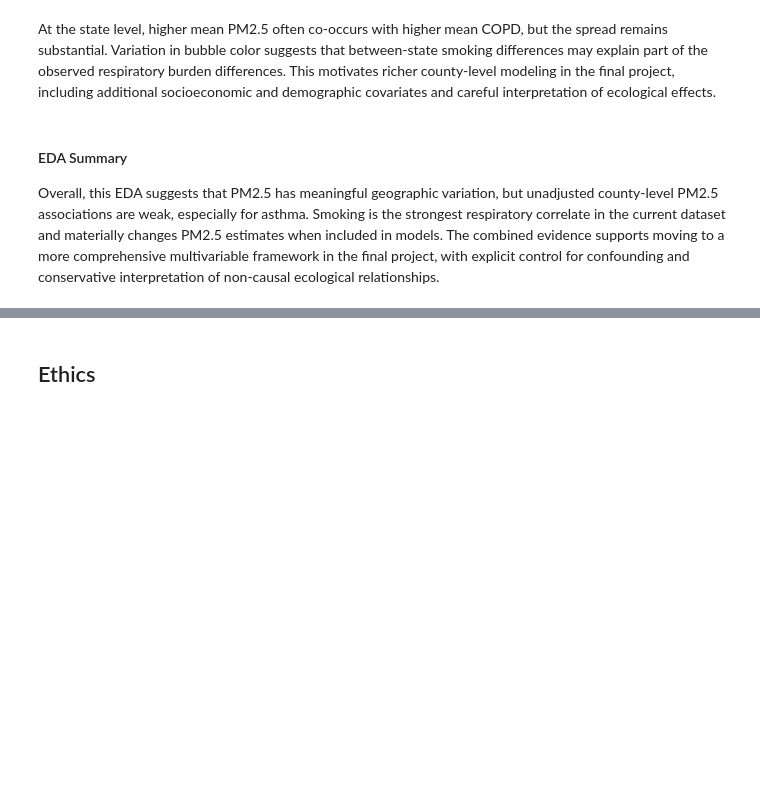
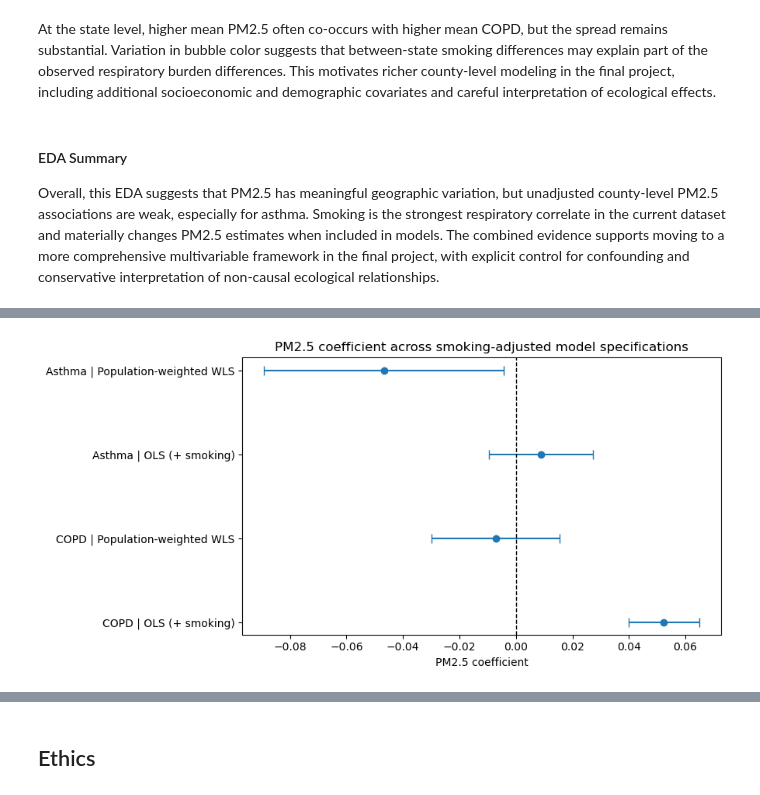
Before and after one commit to COGS108/Group142_WI26, a Jupyter notebook: 03-FinalProject.ipynb, the cells around one changed output, grey strips where cells are left out. Saved outputs shown, nothing was run; the diff lists cells and outputs as text; code cells hidden in the pictures; blank space fills up the shorter version.

```diff
--- a/03-FinalProject.ipynb
+++ b/03-FinalProject.ipynb
@@ -1194,0 +1182,77 @@ Some more words and stuff.  Remember notebooks work best if you interleave the c
+# %%
+import numpy as np
+import pandas as pd
+import matplotlib.pyplot as plt
+import statsmodels.formula.api as smf
+
+# Reuse the EDA dataset if it already exists; otherwise reload it from disk.
+if 'analysis_complete' not in globals():
+    from pathlib import Path
+    data_path = Path('data/02-processed/final_merged_places_pm25.csv')
+    analysis_complete = pd.read_csv(data_path, dtype={'LocationID': 'string', 'fips': 'string'})
+    analysis_complete = analysis_complete.dropna(subset=['pm25', 'copd', 'asthma', 'smoking']).copy()
+
+models = {
+    ('COPD', 'OLS (+ smoking)'): smf.ols(
+        'copd ~ pm25 + smoking',
+        data=analysis_complete
+    ).fit(cov_type='HC3'),
+
+    ('COPD', 'Population-weighted WLS'): smf.wls(
+        'copd ~ pm25 + smoking',
+        data=analysis_complete,
+        weights=analysis_complete['TotalPop18plus']
+    ).fit(cov_type='HC3'),
+
+    ('Asthma', 'OLS (+ smoking)'): smf.ols(
+        'asthma ~ pm25 + smoking',
+        data=analysis_complete
+    ).fit(cov_type='HC3'),
+
+    ('Asthma', 'Population-weighted WLS'): smf.wls(
+        'asthma ~ pm25 + smoking',
+        data=analysis_complete,
+        weights=analysis_complete['TotalPop18plus']
+    ).fit(cov_type='HC3')
+}
+
+rows = []
+for (outcome, spec), model in models.items():
+    for term in ['pm25', 'smoking']:
+        ci_low, ci_high = model.conf_int().loc[term]
+        rows.append({
+            'Outcome': outcome,
+            'Model': spec,
+            'Term': term,
+            'Coef': model.params[term],
+            'CI_low': ci_low,
+            'CI_high': ci_high,
+            'p_value': model.pvalues[term],
+            'R_squared': model.rsquared,
+            'N': int(model.nobs)
+        })
+
+section1_results = pd.DataFrame(rows)
+display(section1_results.round(4))
+
+pm25_plot = section1_results[section1_results['Term'] == 'pm25'].reset_index(drop=True)
+ypos = np.arange(len(pm25_plot))
+
+plt.figure(figsize=(9, 4.5))
+plt.errorbar(
+    pm25_plot['Coef'],
+    ypos,
+    xerr=[
+        pm25_plot['Coef'] - pm25_plot['CI_low'],
+        pm25_plot['CI_high'] - pm25_plot['Coef']
+    ],
+    fmt='o',
+    capsize=4
+)
+plt.axvline(0, linestyle='--', linewidth=1, color='black')
+plt.yticks(ypos, pm25_plot['Outcome'] + ' | ' + pm25_plot['Model'])
+plt.xlabel('PM2.5 coefficient')
+plt.title('PM2.5 coefficient across smoking-adjusted model specifications')
+plt.tight_layout()
+plt.show()
+# %% [output]
@@ -1194,0 +1268 @@ Some more words and stuff.  Remember notebooks work best if you interleave the c
+[figure, added]
```
Also changed, not shown: parts of 20 cells of this notebook.
